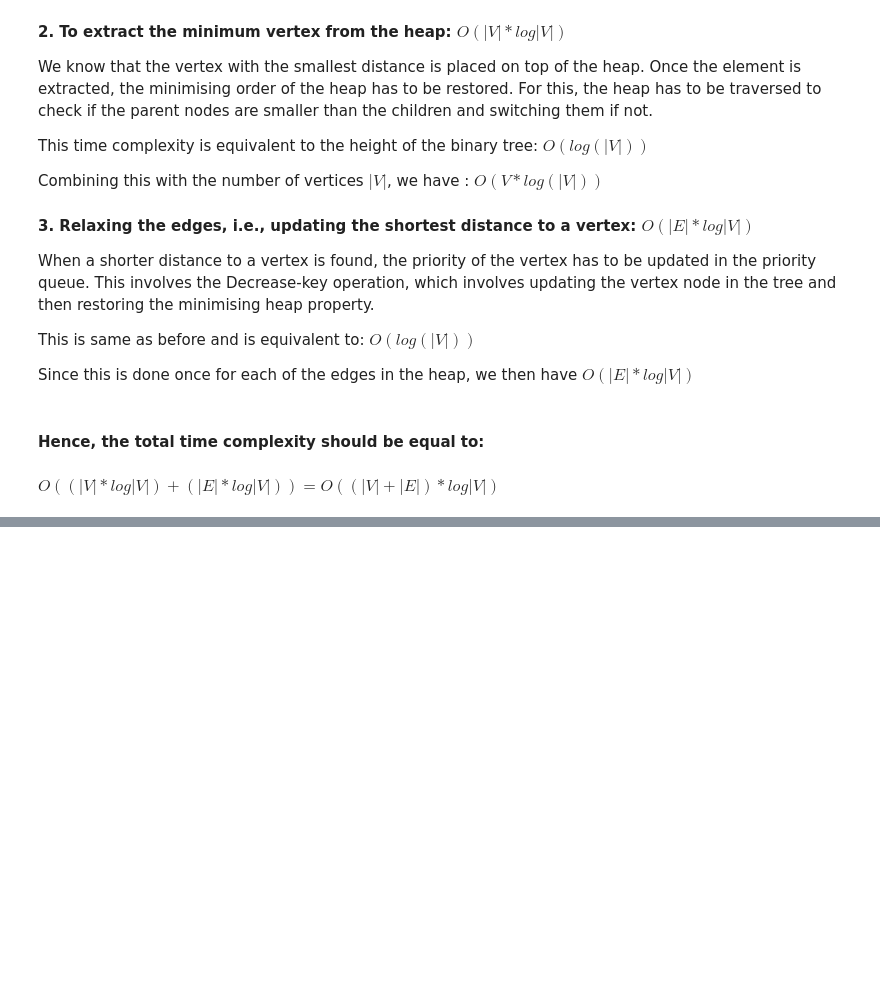
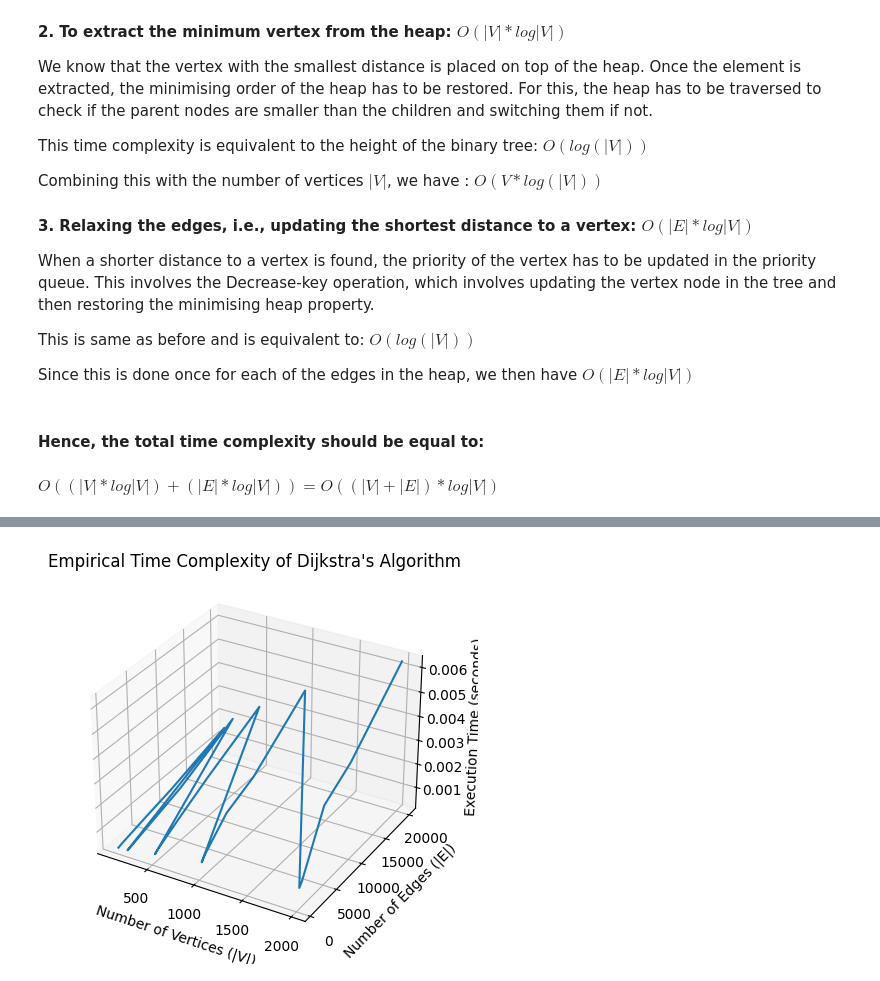
Before and after one commit to ZaydShabazAli/SC2001-Group7-Project2, a Jupyter notebook: code/main.ipynb, the cells around one changed output, grey strips where cells are left out. Cells and saved outputs as stored; diff of their text form; code cells hidden in the pictures; blank space fills up the shorter version.

```diff
--- a/code/main.ipynb
+++ b/code/main.ipynb
@@ -131,0 +242,19 @@ Since this is done once for each of the edges in the heap, we then have $O (|E|
+# %%
+
+vertices = [result[0] for result in results]
+edges = [result[1] for result in results]
+times = [result[2] for result in results]
+
+# Creating 3D plot
+fig = plt.figure()
+ax = fig.add_subplot(111, projection='3d')
+ax.plot(vertices, edges, times, label = 'parametric curve')
+
+ax.set_xlabel('Number of Vertices (|V|)')
+ax.set_ylabel('Number of Edges (|E|)')
+ax.set_zlabel('Execution Time (seconds)')
+ax.set_title('Empirical Time Complexity of Dijkstra\'s Algorithm')
+
+plt.show()
+# %% [output]
+[figure, added]
```
Also changed, not shown: parts of 9 cells of this notebook.
